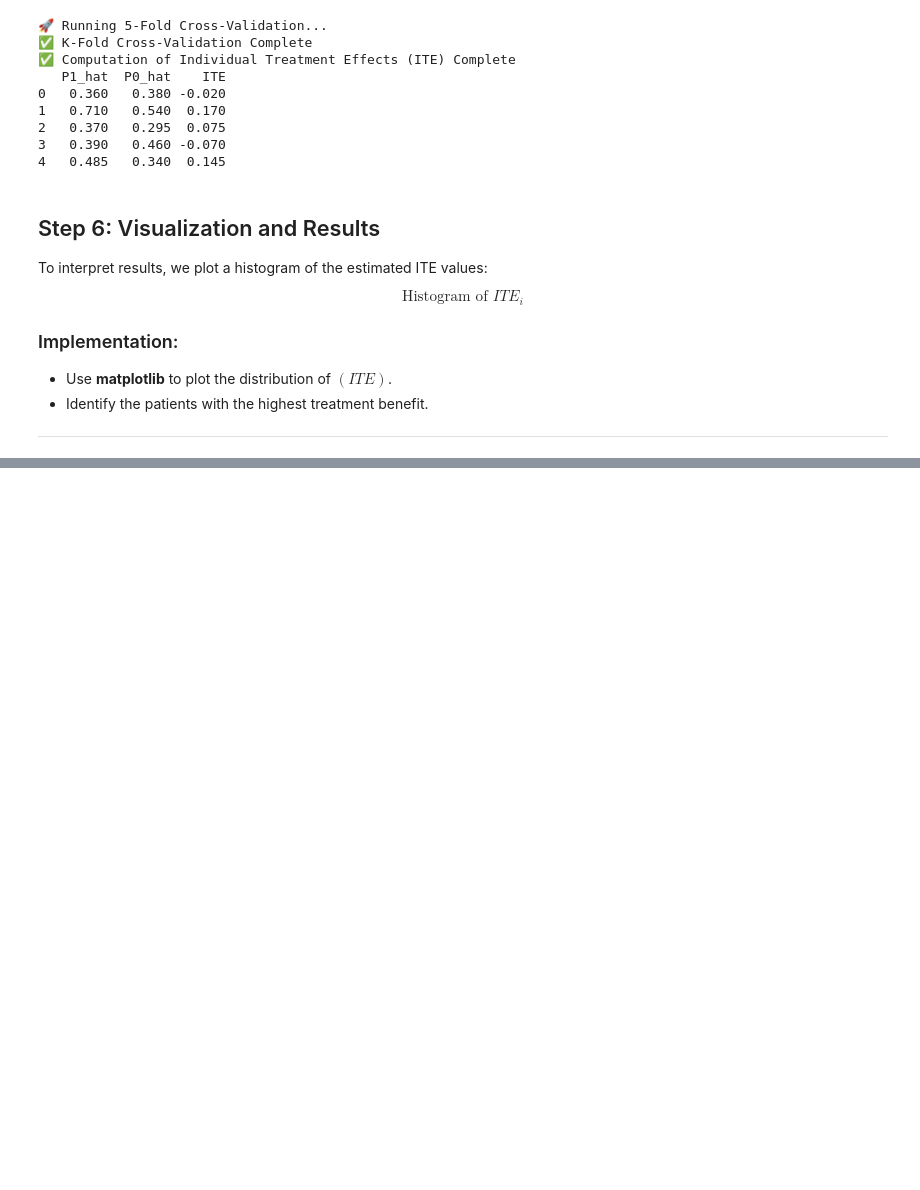
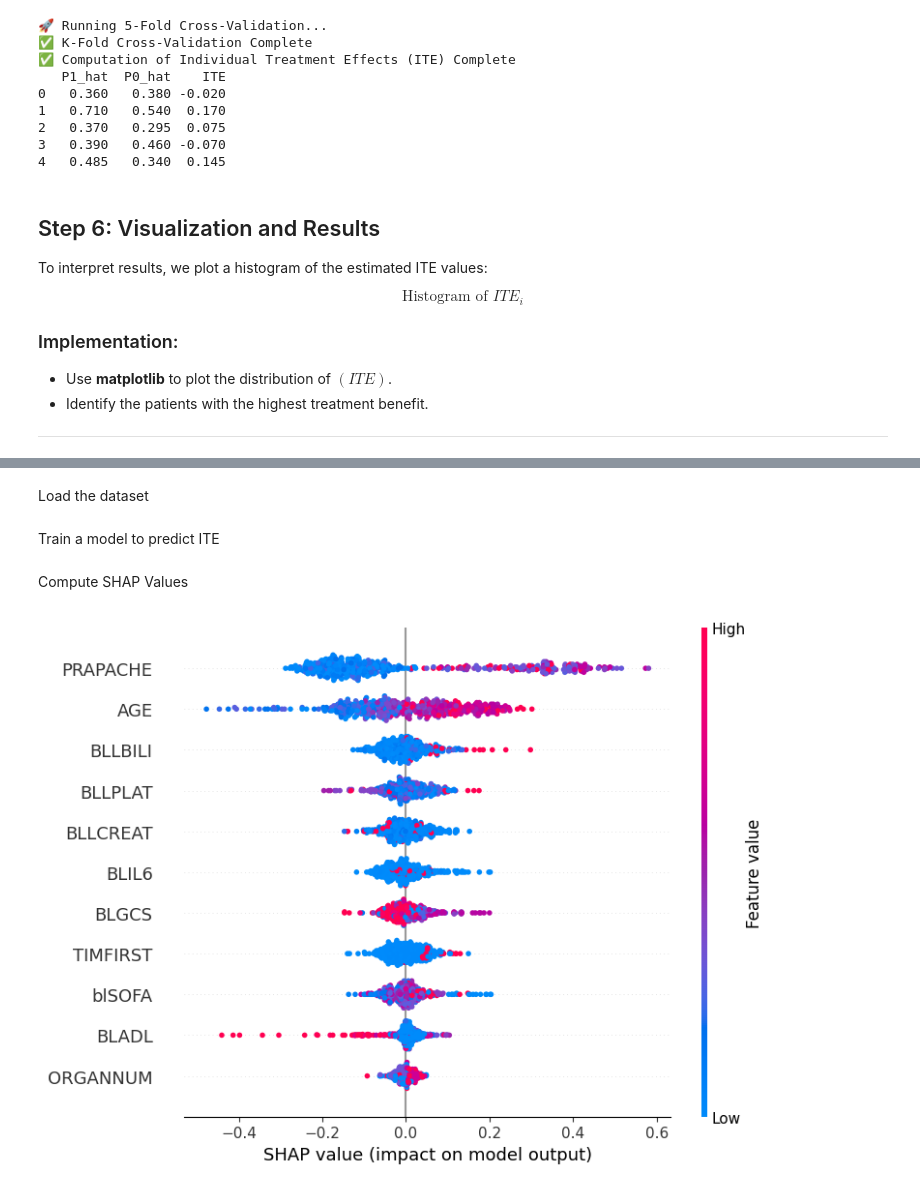
Before and after one commit to tobsilog/VTE, a Jupyter notebook: SHAP/HAHAHA_Copy.ipynb, the cells around one changed output, grey strips where cells are left out. Saved outputs shown, nothing was run; the diff lists cells and outputs as text; code cells hidden in the pictures; blank space fills up the shorter version.

Commit message:
SHAP implementation

```diff
--- a/SHAP/HAHAHA_Copy.ipynb
+++ b/SHAP/HAHAHA_Copy.ipynb
@@ -847,0 +475,40 @@ where:
+# %% [markdown]
+Load the dataset
+# %%
+# Load dataset
+file_path = "dataset/sepsis_dataset_with_ITE.csv"  # Ensure the file exists
+sepsis_data = pd.read_csv(file_path)
+
+# Define outcome and treatment columns
+outcome_field = "survival"
+treatment_field = "THERAPY"
+
+# Exclude `P1_hat` and `P0_hat` from features
+features = [col for col in sepsis_data.columns if col not in [outcome_field, treatment_field, "ITE", "P1_hat", "P0_hat"]]
+
+# Extract feature matrix
+X = sepsis_data[features]
+y = sepsis_data["ITE"]  # Target variable (ITE)
+# %% [markdown]
+Train a model to predict ITE
+# %%
+# # Train a model to predict ITE
+# rf_model = RandomForestRegressor(n_estimators=200, random_state=42)
+# rf_model.fit(X, y)
+
+# Use SHAP TreeExplainer
+explainer = shap.TreeExplainer(rf_model)
+shap_values = explainer.shap_values(X)
+# %% [markdown]
+Compute SHAP Values
+# %%
+# # Create a SHAP beeswarm plot
+# shap.plots.beeswarm(shap.Explanation(values=shap_values,
+#                                      base_values=explainer.expected_value,
+#                                      data=X,
+#                                      feature_names=X.columns))
+
+# Display summary plot (shows global feature importance)
+shap.summary_plot(shap_values, X)
+# %% [output]
+[figure, added]
```
Also changed, not shown: parts of 19 cells of this notebook, 9 other files.
